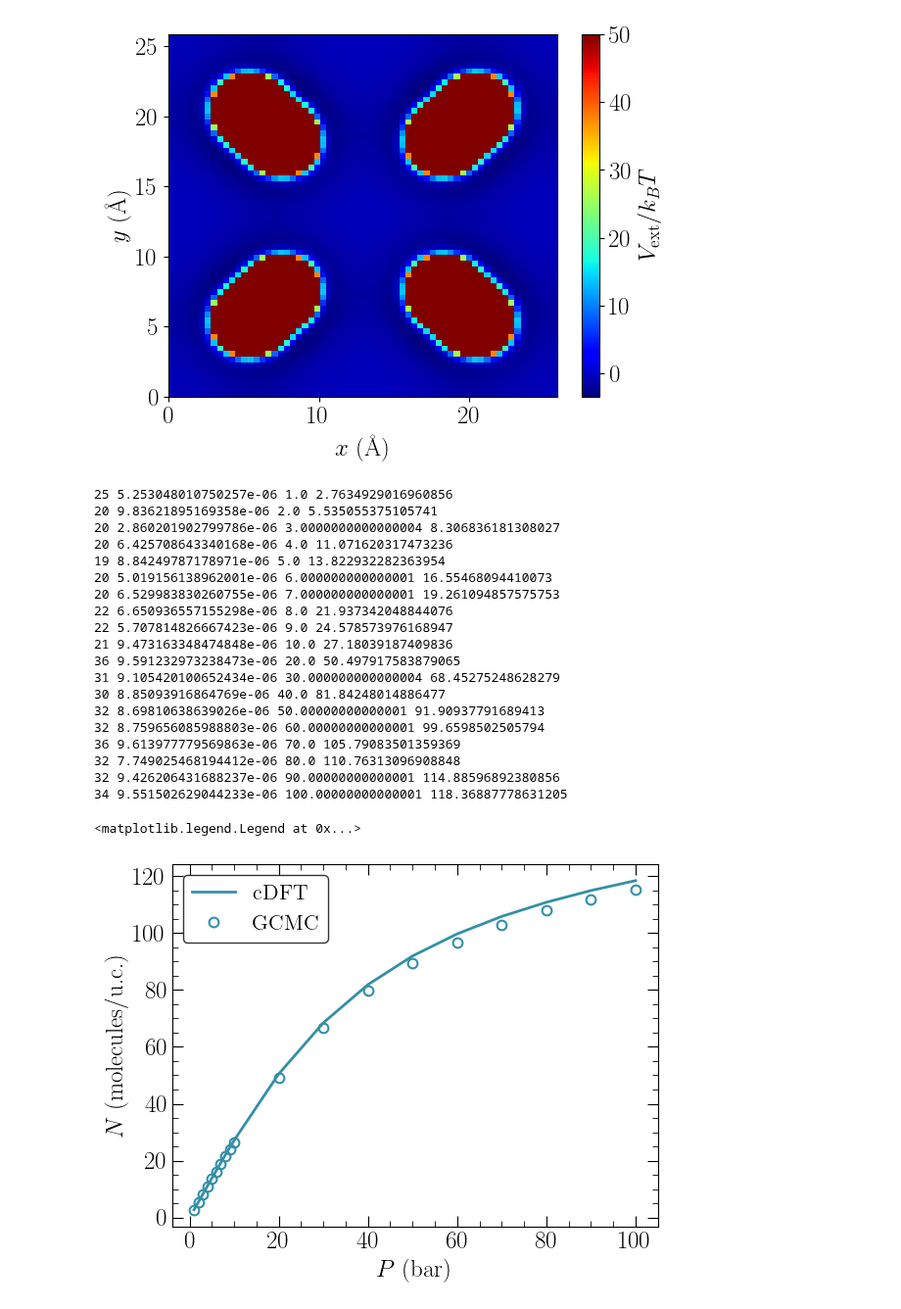
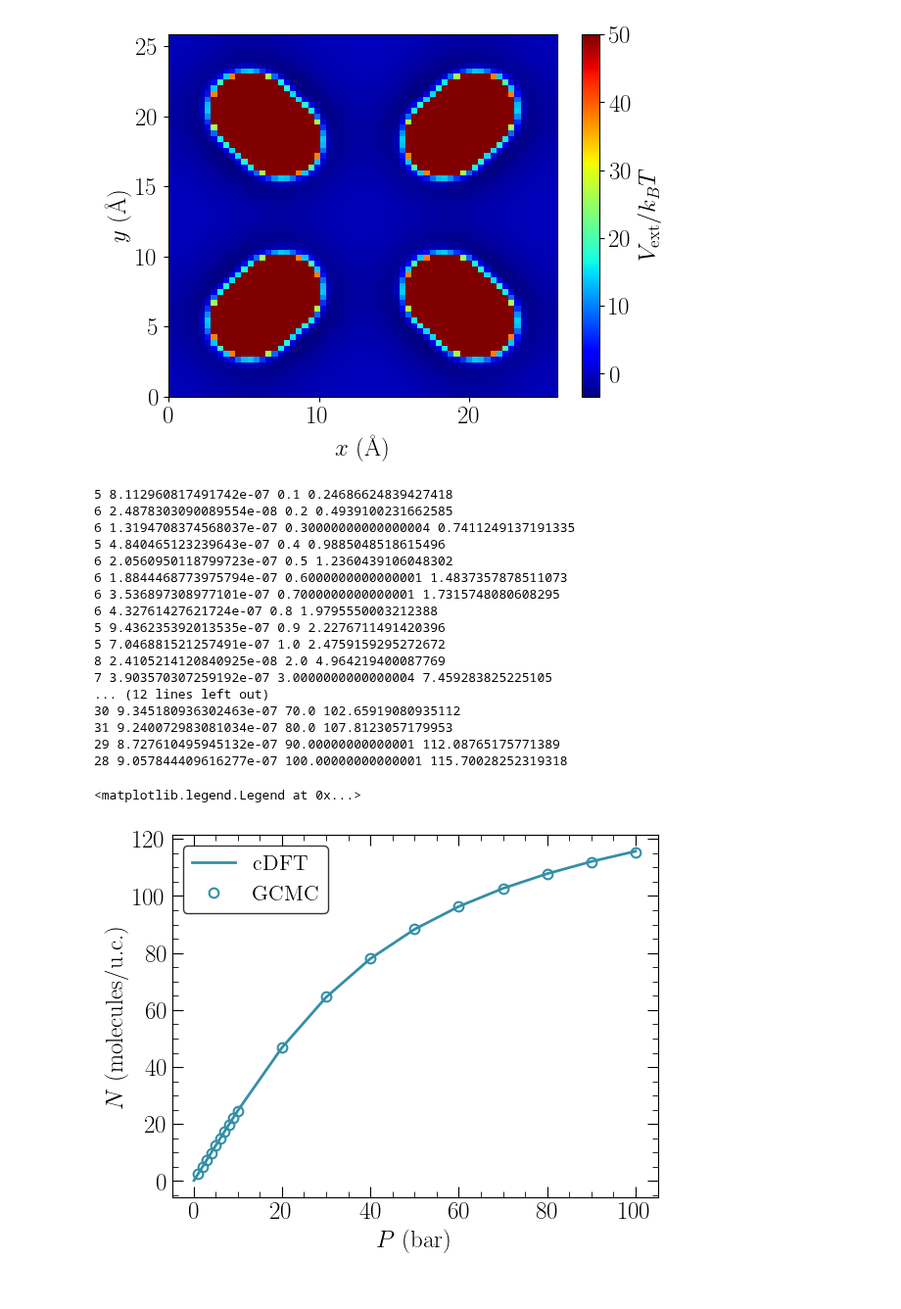
Before and after one commit to lucas-j-santos/LJS-cDFT, a Jupyter notebook: examples/methane_irmof-1.ipynb, the cells around one changed output. Shown at 98% size. Cells and saved outputs as stored; diff of their text form; code cells hidden in the pictures.

Commit message:
add anderson method

```diff
--- a/examples/methane_irmof-1.ipynb
+++ b/examples/methane_irmof-1.ipynb
@@ -22,7 +22,7 @@ formula:         Zn32 H96 C192 O104
 num_sites:       424
 lattice_lengths: (25.832, 25.832, 25.832)
 # %%
-T = 300.0
+T = 298.0
 system_size = np.array([l for l in structure.lattice.lengths])
 points = np.array([64, 64, 64])
 dft = dft_core(parameters, T, system_size, points, device)
@@ -31,10 +31,9 @@ dft.cell_size
 array([0.403625, 0.403625, 0.403625])
 # %%
 forcefield = pd.DataFrame()
-forcefield['type'] = ['Zn','H','C','O']
-forcefield['sigma'] = np.array([4.045, 2.846, 3.47299, 3.033])
-forcefield['epsilon'] = np.array([27.677, 7.6489, 47.8562, 48.1581])
-forcefield['mass'] = np.array([65.38, 1.00784, 12.0107, 15.999])
+forcefield['type'] = ['C','H','O','Zn']
+forcefield['sigma'] = np.array([3.47299, 2.84642, 3.03315, 2.4615])
+forcefield['epsilon'] = np.array([47.8562, 7.64893, 48.1581, 62.3992])
 
 def lj_potential(r,sigma,epsilon):
     return 4.0*epsilon*((sigma/r)**12-(sigma/r)**6)
@@ -78,7 +77,7 @@ plt.ylabel(r'$y$ (\AA{})')
 Text(0, 0.5, '$y$ (\\AA{})')
 [figure]
 # %%
-P = torch.hstack((torch.arange(1e5,1e6,1e5,dtype=torch.float64), torch.range(1e6,1e7,1e6,dtype=torch.float64)))
+P = torch.hstack((torch.arange(1e4,1e5,1e4,dtype=torch.float64), torch.arange(1e5,1e6,1e5,dtype=torch.float64), torch.range(1e6,1e7,1e6,dtype=torch.float64)))
 bulk_density = torch.empty_like(P)
 composition = torch.tensor([1.0],dtype=torch.float64)
 
@@ -91,60 +90,59 @@ dft.initial_condition(bulk_density[0],Vext)
 # %%
 Nads = torch.empty(len(P),dtype=torch.float64)
 for i in range(len(P)):
-    dft.equilibrium_density_profile(bulk_density[i],fmt='ASWB',
-                                    solver='fire',alpha0=0.25,dt=0.4,tol=1e-5,logoutput=False)
+    dft.equilibrium_density_profile(bulk_density[i],fmt='ASWB',solver='anderson',
+                                    anderson_mmax=5,anderson_damping=0.1,tol=1e-6,logoutput=False)
     Nads[i] = dft.total_molecules
     print(dft.it,dft.error.numpy(),1e-5*P[i].numpy(),Nads[i].numpy())
     if np.isnan(dft.error.numpy()): break
 # %% [output]
-25 5.253048010750257e-06 1.0 2.7634929016960856
-20 9.83621895169358e-06 2.0 5.535055375105741
-20 2.860201902799786e-06 3.0000000000000004 8.306836181308027
-20 6.425708643340168e-06 4.0 11.071620317473236
-19 8.84249787178971e-06 5.0 13.822932282363954
-20 5.019156138962001e-06 6.000000000000001 16.55468094410073
-20 6.529983830260755e-06 7.000000000000001 19.261094857575753
-22 6.650936557155298e-06 8.0 21.937342048844076
-22 5.707814826667423e-06 9.0 24.578573976168947
-21 9.473163348474848e-06 10.0 27.18039187409836
-36 9.591232973238473e-06 20.0 50.497917583879065
-31 9.105420100652434e-06 30.000000000000004 68.45275248628279
-30 8.85093916864769e-06 40.0 81.84248014886477
-32 8.69810638639026e-06 50.00000000000001 91.90937791689413
-32 8.759656085988803e-06 60.00000000000001 99.6598502505794
-36 9.613977779569863e-06 70.0 105.79083501359369
-32 7.749025468194412e-06 80.0 110.76313096908848
-32 9.426206431688237e-06 90.00000000000001 114.88596892380856
-34 9.551502629044233e-06 100.00000000000001 118.36887778631205
+5 8.112960817491742e-07 0.1 0.24686624839427418
+6 2.4878303090089554e-08 0.2 0.4939100231662585
+6 1.3194708374568037e-07 0.30000000000000004 0.7411249137191335
+5 4.840465123239643e-07 0.4 0.9885048518615496
+6 2.0560950118799723e-07 0.5 1.2360439106048302
+6 1.8844468773975794e-07 0.6000000000000001 1.4837357878511073
+6 3.536897308977101e-07 0.7000000000000001 1.7315748080608295
+6 4.32761427621724e-07 0.8 1.9795550003212388
+5 9.436235392013535e-07 0.9 2.2276711491420396
+5 7.046881521257491e-07 1.0 2.4759159295272672
+8 2.4105214120840925e-08 2.0 4.964219400087769
+7 3.903570307259192e-07 3.0000000000000004 7.459283825225105
+... (12 lines left out)
+30 9.345180936302463e-07 70.0 102.65919080935112
+31 9.240072983081034e-07 80.0 107.8123057179953
+29 8.727610495945132e-07 90.00000000000001 112.08765175771389
+28 9.057844409616277e-07 100.00000000000001 115.70028252319318
 # %%
-data = pd.read_pickle('data/isotherm_methane.pkl')
+data = pd.read_pickle(f'data/methane_IRMOF-1_{T:.2f}K.pkl')
 
 import seaborn as sns
 
 colors = sns.color_palette("mako")
 
 plt.rcParams.update({'text.usetex':True,
 'font.family':'serif',
 #'figure.figsize':(7.9, 6.1)
 })
 
 plt.plot(P*1e-5, Nads, '-', color=colors[3], linewidth=2.0, label='cDFT')
-plt.plot(data['pressure'], data['methane'], 'o', color=colors[3],markersize=7,markeredgewidth=1.5,mfc='none',label='GCMC')
+plt.plot(1e-5*data['Pressure (Pa)'], data['Absolute adsorption (molecules/uc)'], 'o',
+         color=colors[3],markersize=7,markeredgewidth=1.5,mfc='none',label='GCMC')
 plt.xlabel(r'$P$ (bar)', fontsize=18)
 plt.ylabel(r'$N$ (molecules/u.c.)', fontsize=18)
 # plt.xlim([0.0,125])
 # plt.ylim([None,0.004])
 plt.minorticks_on()
 plt.tick_params(direction='in',right=True, top=True)
 plt.tick_params(labelsize=18)
 plt.tick_params(labelbottom=True, labeltop=False, labelright=False, labelleft=True)
 plt.tick_params(direction='in',which='minor', length=4, bottom=True, top=True, left=True, right=True)
 plt.tick_params(direction='in',which='major', length=8, bottom=True, top=True, left=True, right=True)
 plt.legend(fontsize=16, frameon=True, edgecolor='k')
 # plt.savefig('figures/isotherm_methane.pdf', bbox_inches='tight')
 # %% [output]
 <matplotlib.legend.Legend at 0x...>
-[figure, old version]
+[figure, new version]
 # %%
 plt.figure()
 c=plt.pcolormesh(dft.X[:,:,points[0]//2].cpu(),dft.Y[:,:,points[1]//2].cpu(),dft.rho[:,:,points[2]//2].cpu()/dft.rhob.cpu(),cmap='jet',shading='gouraud')
```
Also changed, not shown: parts of 1 cell of this notebook, 3 other files.
